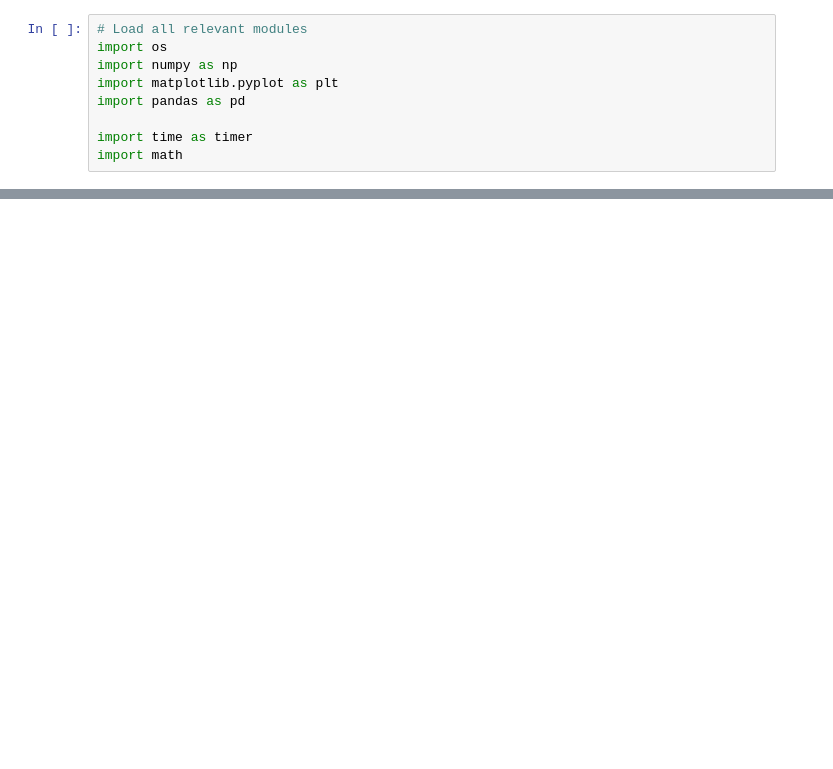
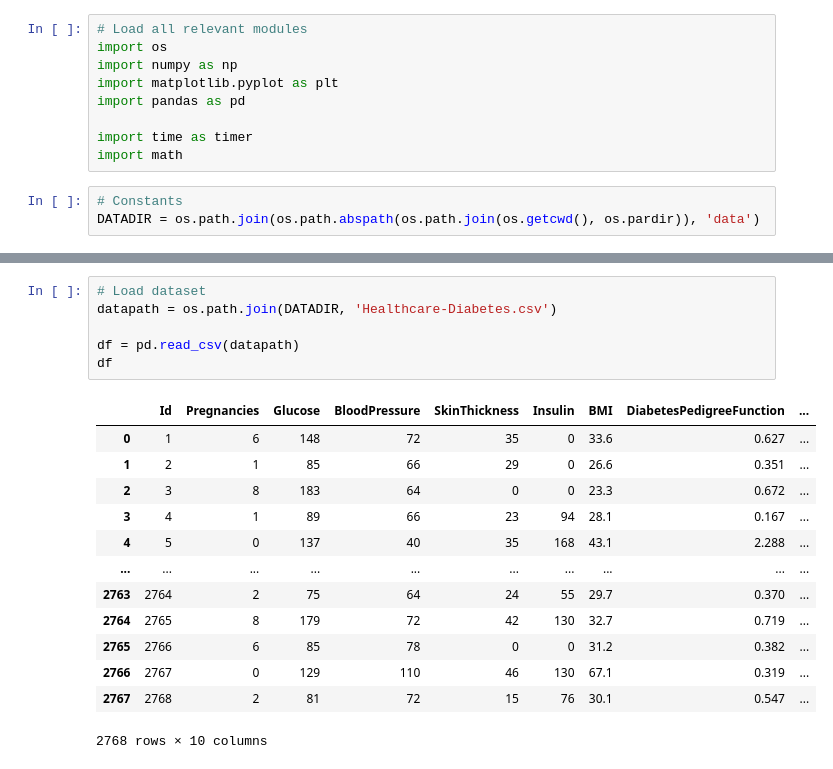
Before and after one commit to ghif/IF6080, a Jupyter notebook: 2-supervisedlearning/4-regularizations.ipynb, the cells around one changed output, grey strips where cells are left out. Saved outputs shown, nothing was run; the diff lists cells and outputs as text; blank space fills up the shorter version.

```diff
--- a/2-supervisedlearning/4-regularizations.ipynb
+++ b/2-supervisedlearning/4-regularizations.ipynb
@@ -7,6 +7,9 @@ import pandas as pd
 
 import time as timer
 import math
+# %%
+# Constants
+DATADIR = os.path.join(os.path.abspath(os.path.join(os.getcwd(), os.pardir)), 'data')
 # %%
 def create_batch(x, y, batch_size=32):
     n  = x.shape[0] # number of data
@@ -105,0 +132,20 @@ class LogisticClassifier:
+# %%
+# Load dataset
+datapath = os.path.join(DATADIR, 'Healthcare-Diabetes.csv')
+
+df = pd.read_csv(datapath)
+df
+# %% [output]
+|  | Id | Pregnancies | Glucose | BloodPressure | SkinThickness | Insulin | BMI | DiabetesPedigreeFunction | ... |
+| 0 | 1 | 6 | 148 | 72 | 35 | 0 | 33.6 | 0.627 | ... |
+| 1 | 2 | 1 | 85 | 66 | 29 | 0 | 26.6 | 0.351 | ... |
+| 2 | 3 | 8 | 183 | 64 | 0 | 0 | 23.3 | 0.672 | ... |
+| 3 | 4 | 1 | 89 | 66 | 23 | 94 | 28.1 | 0.167 | ... |
+| 4 | 5 | 0 | 137 | 40 | 35 | 168 | 43.1 | 2.288 | ... |
+| ... | ... | ... | ... | ... | ... | ... | ... | ... | ... |
+| 2763 | 2764 | 2 | 75 | 64 | 24 | 55 | 29.7 | 0.370 | ... |
+| 2764 | 2765 | 8 | 179 | 72 | 42 | 130 | 32.7 | 0.719 | ... |
+| 2765 | 2766 | 6 | 85 | 78 | 0 | 0 | 31.2 | 0.382 | ... |
+| 2766 | 2767 | 0 | 129 | 110 | 46 | 130 | 67.1 | 0.319 | ... |
+| 2767 | 2768 | 2 | 81 | 72 | 15 | 76 | 30.1 | 0.547 | ... |
+2768 rows × 10 columns
```
Also changed, not shown: parts of 13 cells of this notebook, 1 other file.
